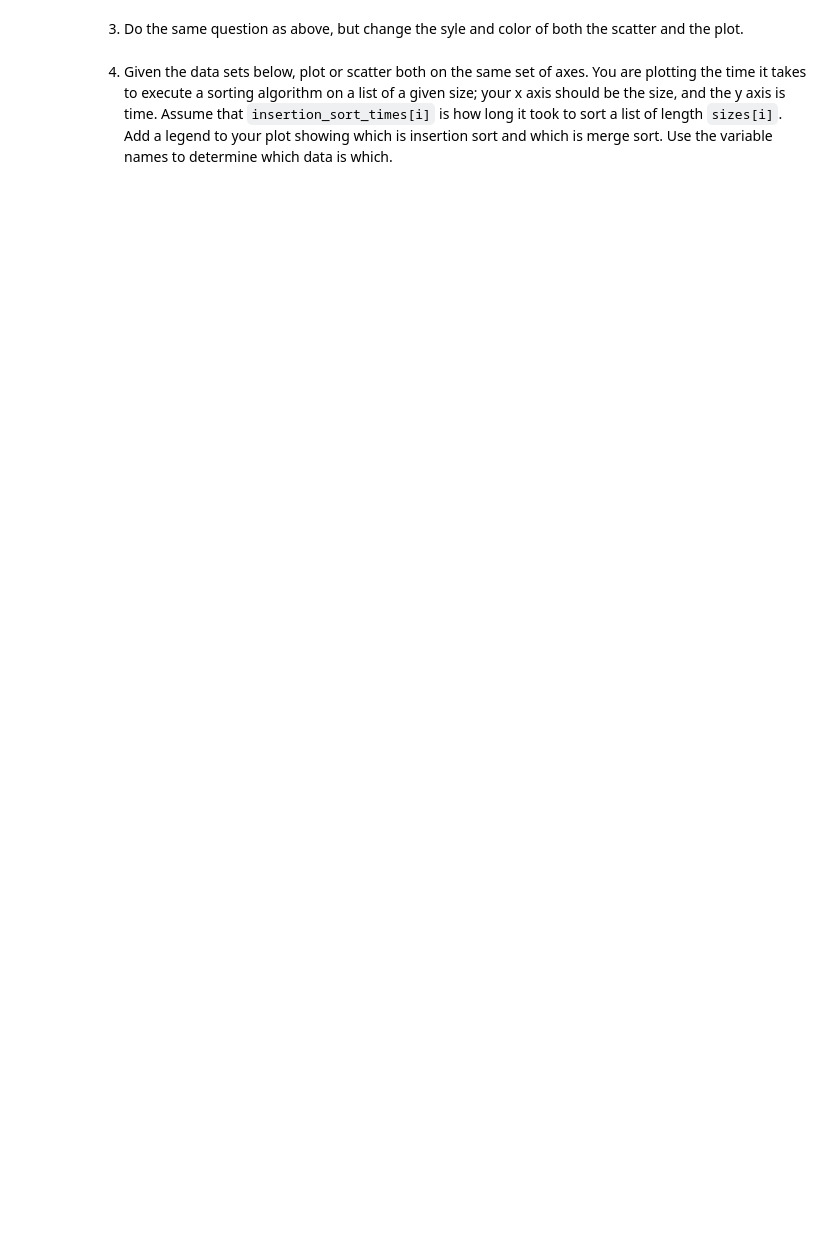
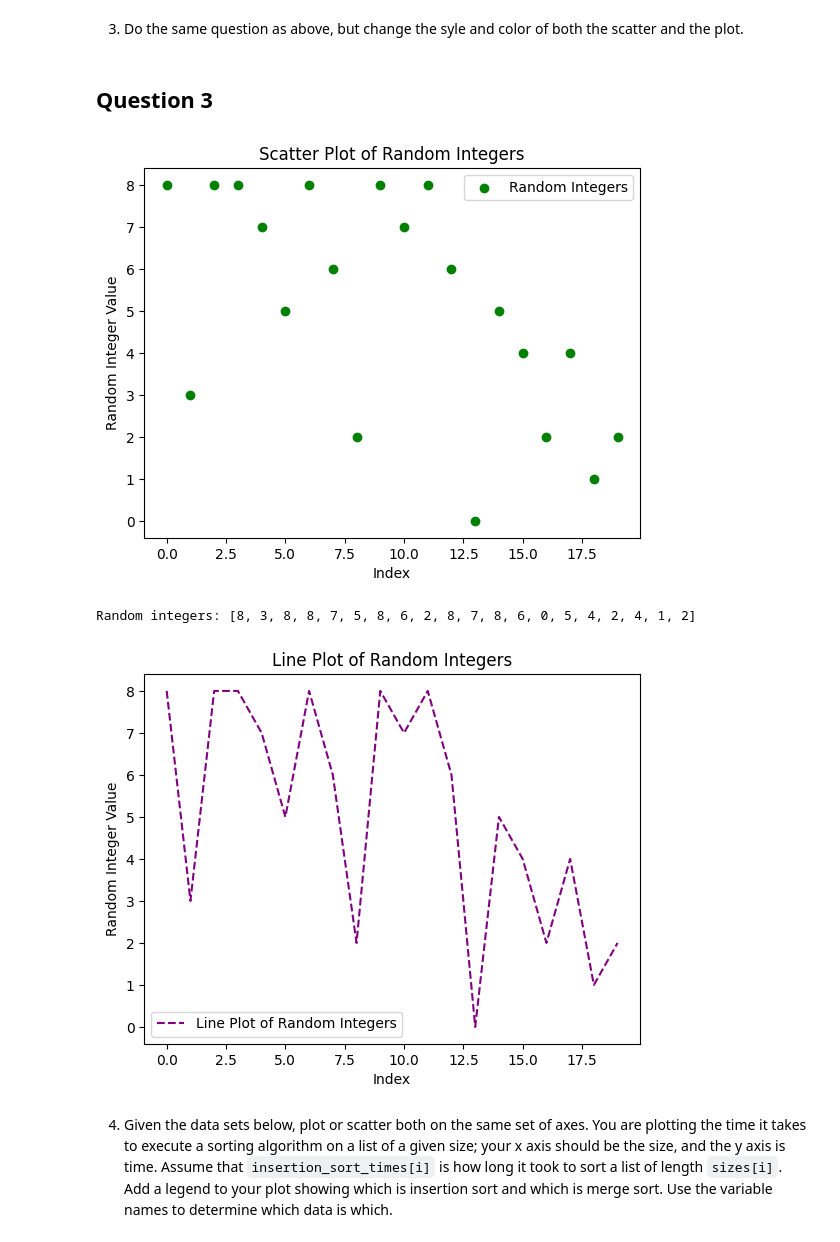
Before and after one commit to jarjarredred/pyplot, a Jupyter notebook: pyplot.ipynb, the cells around one changed output. Drawn from its saved outputs; the diff is of its cells as text; code cells hidden in the pictures; blank space fills up the shorter version.

Commit message:
question 3

```diff
--- a/pyplot.ipynb
+++ b/pyplot.ipynb
@@ -109,5 +111,33 @@ Random integers: [6, 7, 8, 8, 5, 8, 8, 1, 1, 2, 3, 7, 5, 6, 0, 4, 3, 2, 0, 3]
 # %% [markdown]
 3. Do the same question as above, but change the syle and color of both the scatter and the plot.
+# %% [markdown]
+## Question 3
+# %%
+import random
+
+random_integers = [random.randint(0,8) for _ in range(20)]
+
+x_indices = list(range(len(random_integers)))
+
+plt.scatter(x_indices, random_integers, color='green', marker='o', label ='Random Integers')
+plt.title('Scatter Plot of Random Integers')
+plt.xlabel('Index')
+plt.ylabel('Random Integer Value')
+plt.legend()
+plt.show()
+
+plt.plot(x_indices, random_integers, color='purple', ls='--', label='Line Plot of Random Integers')
+plt.title('Line Plot of Random Integers')
+plt.xlabel('Index')
+plt.ylabel('Random Integer Value')
+plt.legend()
+
+print('Random integers:', random_integers)
+plt.show()
+# %% [output]
+[figure, added]
+Random integers: [8, 3, 8, 8, 7, 5, 8, 6, 2, 8, 7, 8, 6, 0, 5, 4, 2, 4, 1, 2]
+[figure, added]
 # %% [markdown]
 4. Given the data sets below, plot or scatter both on the same set of axes.  You are plotting the time it takes to execute a sorting algorithm on a list of a given size; your x axis should be the size, and the y axis is time.  Assume that `insertion_sort_times[i]` is how long it took to sort a list of length `sizes[i]`.  Add a legend to your plot showing which is insertion sort and which is merge sort.  Use the variable names to determine which data is which.
 # %%
```
Also changed, not shown: parts of 1 cell of this notebook.
